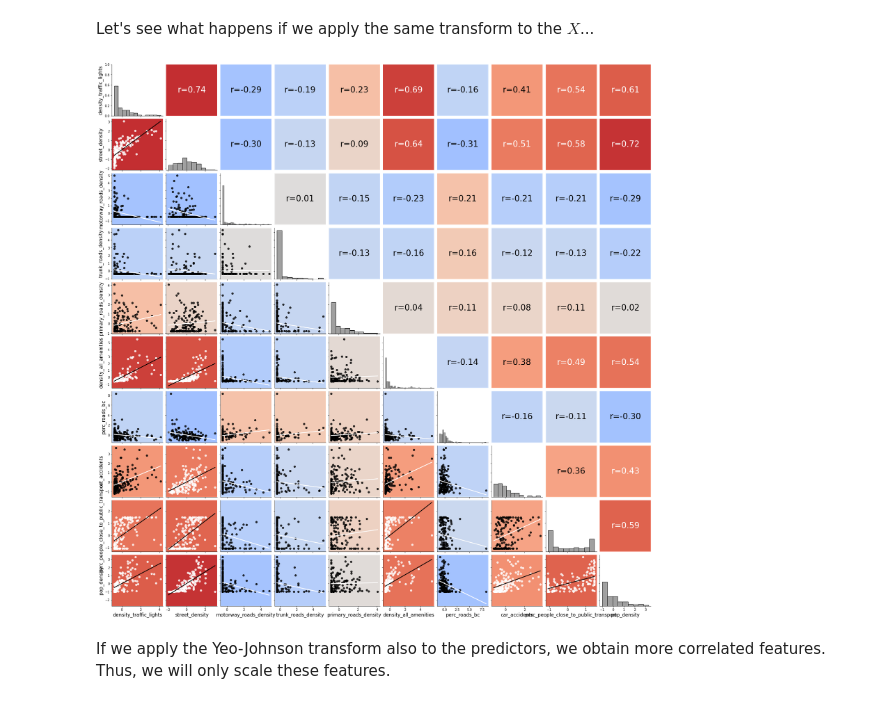
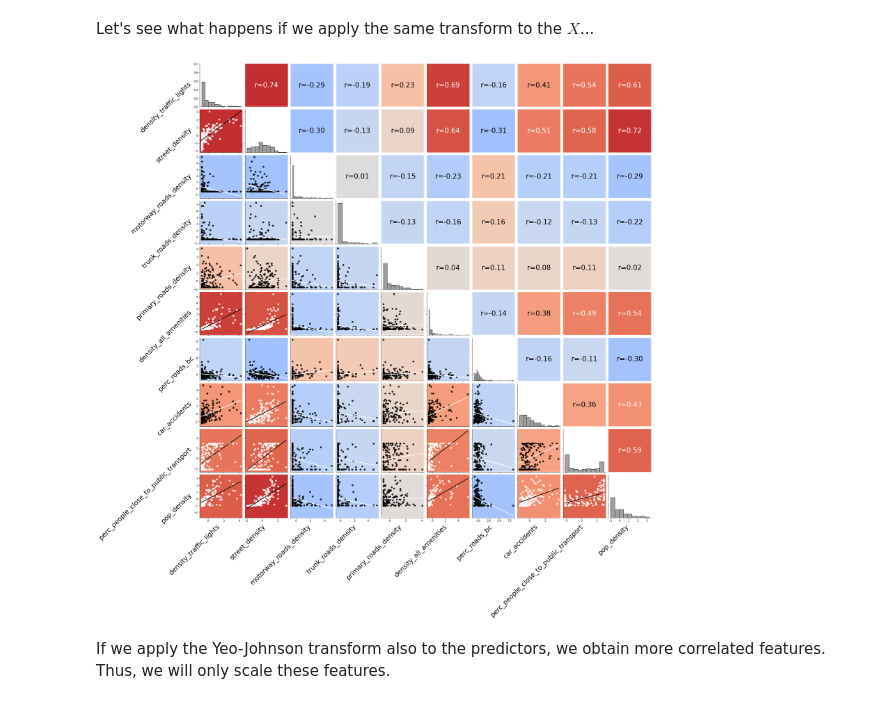
Before and after one commit to matteoboh/urbem, a Jupyter notebook: notebooks/0.9-non_spatial_regression_sklearn.ipynb, the cells around one changed output. Cells and saved outputs as stored; diff of their text form; code cells hidden in the pictures.

```diff
--- a/notebooks/0.9-non_spatial_regression_sklearn.ipynb
+++ b/notebooks/0.9-non_spatial_regression_sklearn.ipynb
@@ -229,24 +229,26 @@ def scattfunc(x, y, **kwds):
 # %%
 import warnings
 warnings.filterwarnings('ignore')
 
 # plotting PairGrid
 f = sns.PairGrid(X_transformed)
 f.map_lower(scattfunc, cmap=plt.get_cmap("coolwarm"), norm=plt.Normalize(vmin=-0.8, vmax=0.8))
 f.map_diag(sns.histplot, color="gray", kde=False)
 f.map_upper(corrfunc, cmap=plt.get_cmap("coolwarm"), norm=plt.Normalize(vmin=-0.8, vmax=0.8))
 f.fig.subplots_adjust(wspace=0.06, hspace=0.06)  # equal spacing in both directions
 for ax in plt.gcf().axes:
     xlabel = ax.get_xlabel()
-    ax.set_xlabel(xlabel, fontsize=15)
+    ax.set_xlabel(xlabel, fontsize=25, rotation=45, ha="right")
     ylabel = ax.get_ylabel()
-    ax.set_ylabel(ylabel, fontsize=15)
+    ax.set_ylabel(ylabel, fontsize=25, rotation=45, ha="right")
+
+#plt.tight_layout()
 
 if SAVE_FIG:
-    plt.savefig(PATH_TO_OUTPUT / 'features_correlations.svg', format='svg')
-    plt.savefig(PATH_TO_OUTPUT / 'features_correlations.png', format='png')
+    plt.savefig(PATH_TO_OUTPUT / 'features_correlations.pdf', format='pdf', bbox_inches='tight')
+    plt.savefig(PATH_TO_OUTPUT / 'features_correlations.png', format='png', bbox_inches='tight')
 # %% [output]
-[figure, old version]
+[figure, new version]
 # %% [markdown]
 If we apply the Yeo-Johnson transform also to the predictors, we obtain more correlated features. Thus, we will only scale these features.
 # %% [markdown]
```
Also changed, not shown: parts of 4 cells of this notebook.
